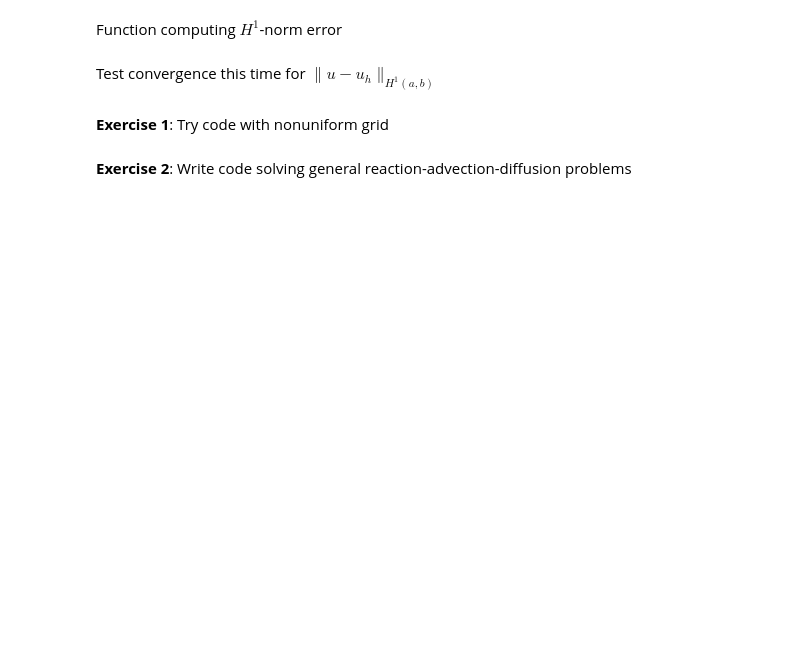
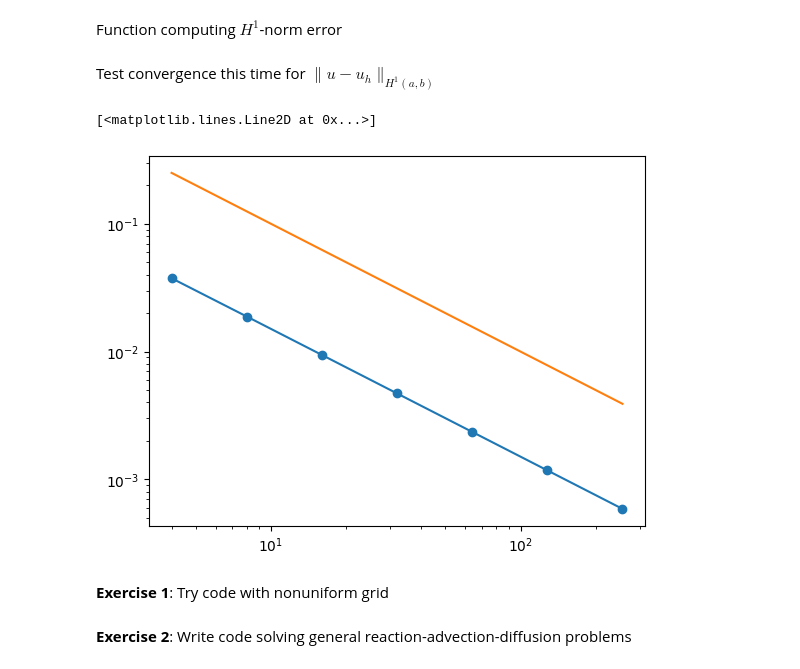
Before and after one commit to luca-heltai/NSPDE-ANA2023, a Jupyter notebook: Python/CP5_worked.ipynb, the cells around one changed output. Cells and saved outputs as stored; diff of their text form; code cells hidden in the pictures; blank space fills up the shorter version.

```diff
--- a/Python/CP5_worked.ipynb
+++ b/Python/CP5_worked.ipynb
@@ -246,24 +265,30 @@ for i in range(7):
 # %% [markdown]
 Function computing $H^1$-norm error
 # %%
-def FEM1_H1(omega,N,n_qpoints,Uh,sol):
+def FEM1_H1(omega,N,n_qpoints,Uh,dsol):
   # H1 error
 
   # grid
+  vertices = mesh(omega,N)
 
   # quadrature formula on reference element
-
+  q, w = quadrature(n_qpoints)
 
   # Evaluation of linear Lagrange basis
-
+  dphi = np.array([basis1_derivative(i)(q) for i in range(2)]).T
 
   # initialise value of norm of error
-
+  error = 0
 
   # Assembly error
+  for i in range(N):
+    JxW = mapping_J(vertices,i) * w
+    UDUh = (dsol(mapping(vertices, i)(q)) - np.einsum('q,iq',Uh[i:i+2],dphi/mapping_J(vertices,i)))**2
+    error += UDUh.dot(JxW) #np.dot(UDUh,JxW)
 
 
   # Return error
+  return error
 # %% [markdown]
 Test convergence this time for $\| u - u_h \|_{H^1(a,b)}$
 # %%
@@ -271,42 +296,43 @@ import sympy as sym
 # %%
 omega = [0,1]
 rhs = lambda x: np.sin(x)
 
 t = sym.var('t')
 my_sol = sym.sin(t)
 sol = sym.lambdify(t, my_sol )
 d_sol = sym.lambdify(t, my_sol.diff(t, 1) )
 
 # Number of experiments
 no_experiments = 7
 
 # Initialize
-NN =
-true_H1_err =
+NN = np.zeros(no_experiments)
+true_H1_err = np.zeros(no_experiments)
 
-n_qpoints =
+n_qpoints = 1
 
 for i in range(no_experiments):
   N = 2**(i+2)
   NN[i] = N
 
   # call function computing FEM system
-  A, F =
+  A, F = FEM1_1D_GAUSS(omega,N,n_qpoints,rhs)
+  apply_boundary_conditions(omega,N, A, F, sol)
 
-  # and apply boundary conditions
+  # solve
+  A = A.tocsr()
+  Uh = sp.linalg.spsolve(A,F)
 
-
-  # Solve the system
-  A =
-  Uh =
-
-  # Evaluate derivative of exact solution
-
+  # Evaluate error
+  true_H1_err[i] = FEM1_H1(omega,N,2,Uh,d_sol)
 
 
 plt.loglog(NN,true_H1_err**(1/2),'o-')
 
 plt.loglog(NN,NN**(-1))
+# %% [output]
+[<matplotlib.lines.Line2D at 0x...>]
+[figure, added]
 # %% [markdown]
 **Exercise 1**: Try code with nonuniform grid
 # %% [markdown]
```
Also changed, not shown: parts of 3 cells of this notebook.
